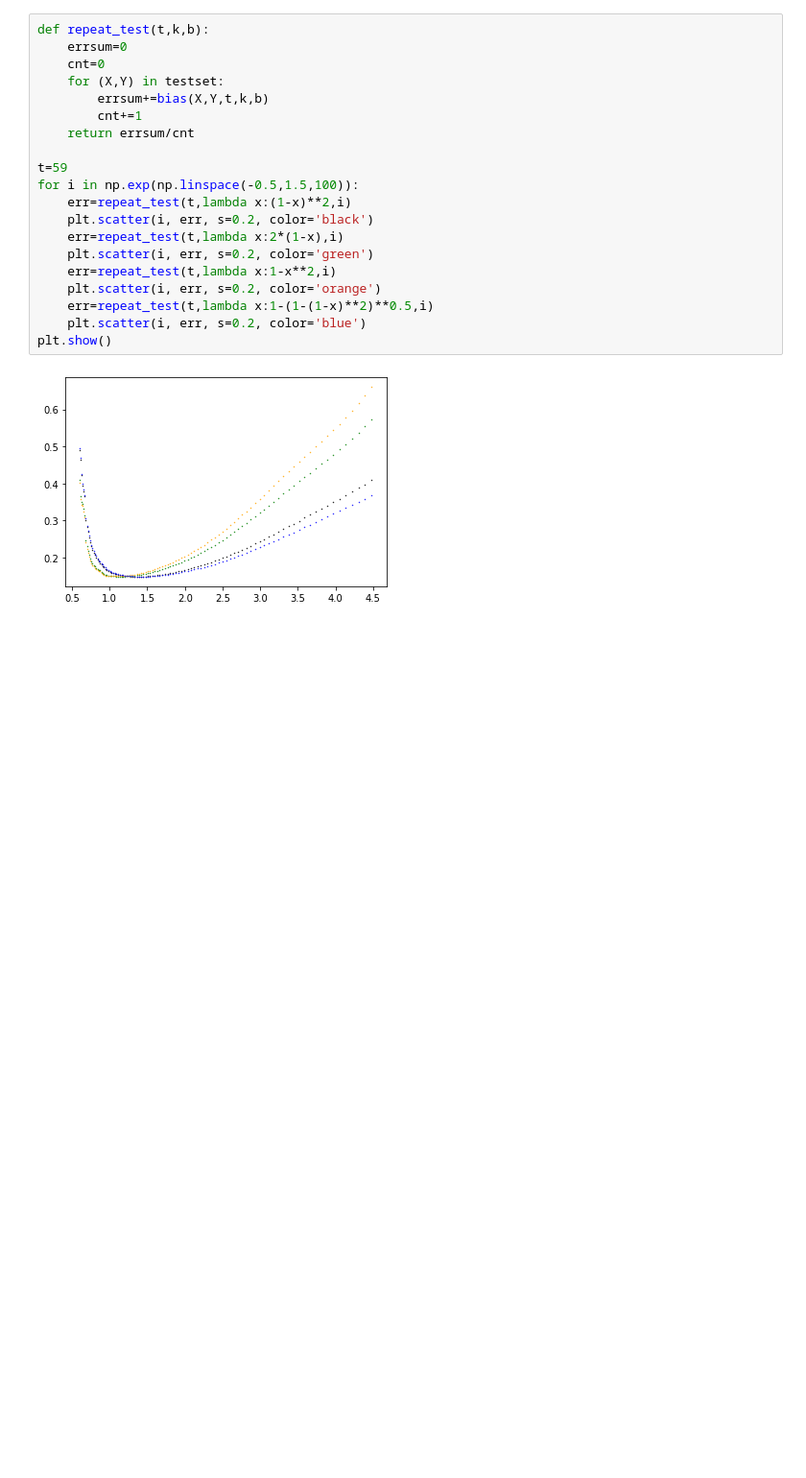
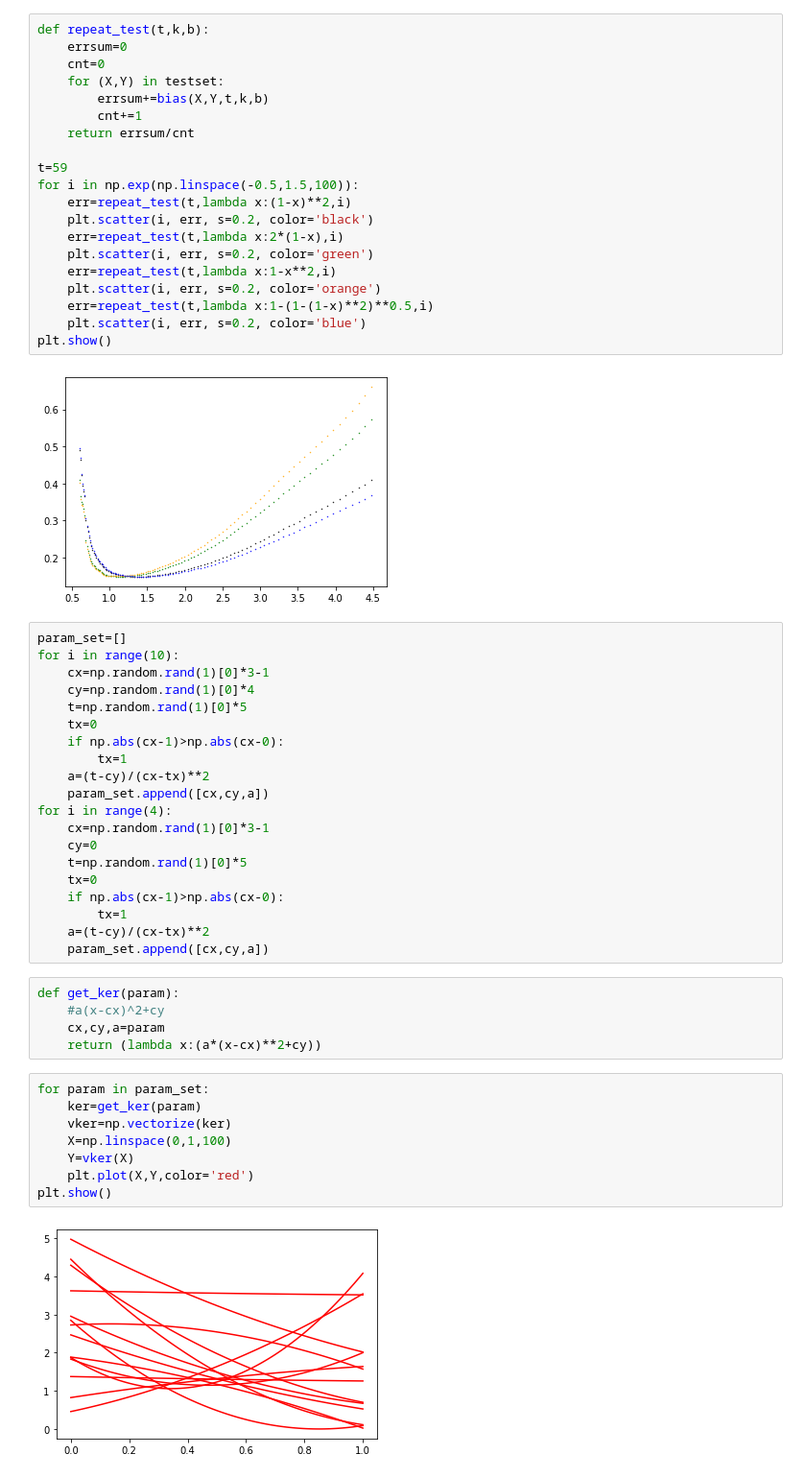
Before and after one commit to sshockwave/RDD_project, a Jupyter notebook: headstart/200522_kernel_test.ipynb, the cells around one changed output. Shown at 96% size. Drawn from its saved outputs; the diff is of its cells as text; blank space fills up the shorter version.

```diff
--- a/headstart/200522_kernel_test.ipynb
+++ b/headstart/200522_kernel_test.ipynb
@@ -86,3 +86,38 @@ for i in np.exp(np.linspace(-0.5,1.5,100)):
 plt.show()
 # %% [output]
 [figure]
+# %%
+param_set=[]
+for i in range(10):
+    cx=np.random.rand(1)[0]*3-1
+    cy=np.random.rand(1)[0]*4
+    t=np.random.rand(1)[0]*5
+    tx=0
+    if np.abs(cx-1)>np.abs(cx-0):
+        tx=1
+    a=(t-cy)/(cx-tx)**2
+    param_set.append([cx,cy,a])
+for i in range(4):
+    cx=np.random.rand(1)[0]*3-1
+    cy=0
+    t=np.random.rand(1)[0]*5
+    tx=0
+    if np.abs(cx-1)>np.abs(cx-0):
+        tx=1
+    a=(t-cy)/(cx-tx)**2
+    param_set.append([cx,cy,a])
+# %%
+def get_ker(param):
+    #a(x-cx)^2+cy
+    cx,cy,a=param
+    return (lambda x:(a*(x-cx)**2+cy))
+# %%
+for param in param_set:
+    ker=get_ker(param)
+    vker=np.vectorize(ker)
+    X=np.linspace(0,1,100)
+    Y=vker(X)
+    plt.plot(X,Y,color='red')
+plt.show()
+# %% [output]
+[figure, added]
```
Also changed, not shown: parts of 1 cell of this notebook, 1 other file.
